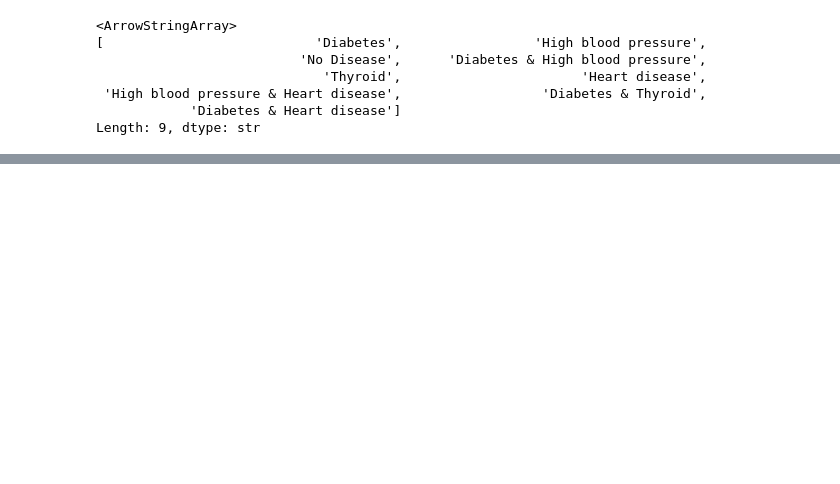
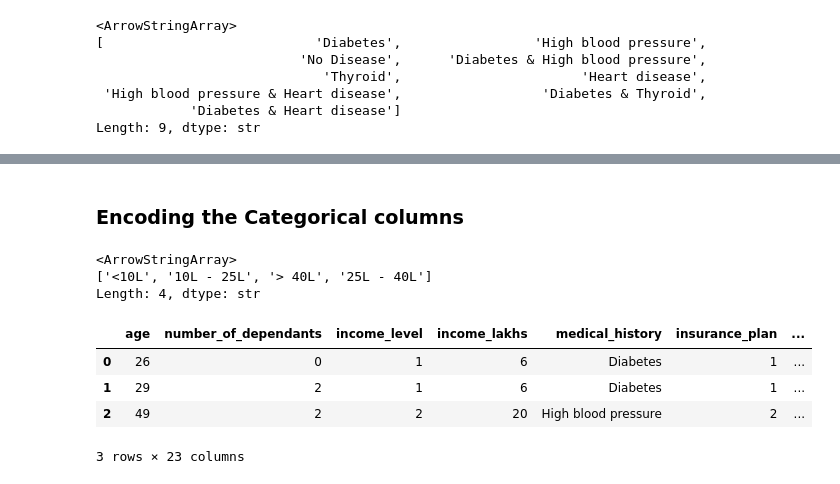
Before and after one commit to ittihadur/ML-Regression-Project, a Jupyter notebook: ML REGRESSION.ipynb, the cells around one changed output, grey strips where cells are left out. Drawn from its saved outputs; the diff is of its cells as text; code cells hidden in the pictures; blank space fills up the shorter version.

```diff
--- a/ML REGRESSION.ipynb
+++ b/ML REGRESSION.ipynb
@@ -315,3 +315,5 @@ df2.head()
 | 2 | 49 | Female | Northeast | Married | 2 | Normal | No Smoking | ... |
 | 3 | 30 | Female | Southeast | Married | 3 | Normal | No Smoking | ... |
 | 4 | 18 | Male | Northeast | Unmarried | 0 | Overweight | Regular | ... |
+# %% [markdown]
+###  Encoding the Categorical columns
@@ -317,0 +322,6 @@ df2.head()
+# %%
+df2.income_level.unique()
+# %% [output]
+<ArrowStringArray>
+['<10L', '10L - 25L', '> 40L', '25L - 40L']
+Length: 4, dtype: str
@@ -317,0 +331,10 @@ df2.head()
+# %%
+nominal_cols = ['gender', 'region', 'marital_status', 'bmi_category', 'smoking_status', 'employment_status']
+df3 = pd.get_dummies(df2, columns=nominal_cols, drop_first=True, dtype=int)
+df3.head(3)
+# %% [output]
+|  | age | number_of_dependants | income_level | income_lakhs | medical_history | insurance_plan | ... |
+| 0 | 26 | 0 | 1 | 6 | Diabetes | 1 | ... |
+| 1 | 29 | 2 | 1 | 6 | Diabetes | 1 | ... |
+| 2 | 49 | 2 | 2 | 20 | High blood pressure | 2 | ... |
+3 rows × 23 columns
```
Also changed, not shown: parts of 4 cells of this notebook.
